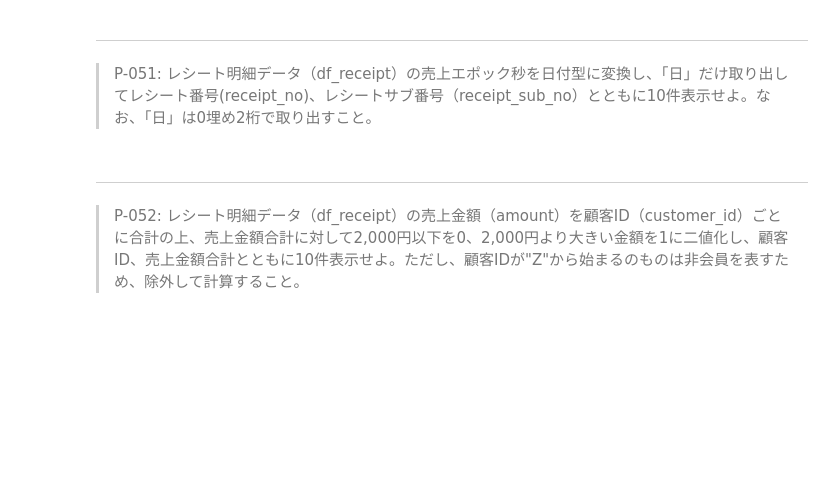
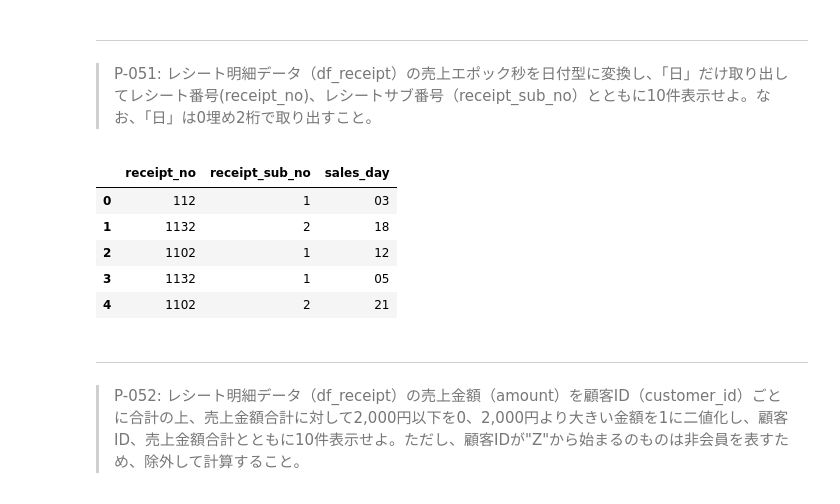
Before and after one commit to libra20/100knocks2, a Jupyter notebook: docker/work/preprocess_knock_Python.ipynb, the cells around one changed output. Drawn from its saved outputs; the diff is of its cells as text; code cells hidden in the pictures; blank space fills up the shorter version.

```diff
--- a/docker/work/preprocess_knock_Python.ipynb
+++ b/docker/work/preprocess_knock_Python.ipynb
@@ -1026,6 +1026,15 @@ pd.concat([df_receipt.receipt_no, df_receipt.receipt_sub_no, pd.to_datetime(df_r
 # %% [markdown]
 ---
 > P-051: レシート明細データ（df_receipt）の売上エポック秒を日付型に変換し、「日」だけ取り出してレシート番号(receipt_no)、レシートサブ番号（receipt_sub_no）とともに10件表示せよ。なお、「日」は0埋め2桁で取り出すこと。
+# %%
+pd.concat([df_receipt.receipt_no, df_receipt.receipt_sub_no, pd.to_datetime(df_receipt.sales_epoch, unit='s').dt.strftime('%d').rename('sales_day')], axis=1).head()
+# %% [output]
+|  | receipt_no | receipt_sub_no | sales_day |
+| 0 | 112 | 1 | 03 |
+| 1 | 1132 | 2 | 18 |
+| 2 | 1102 | 1 | 12 |
+| 3 | 1132 | 1 | 05 |
+| 4 | 1102 | 2 | 21 |
 # %% [markdown]
 ---
 > P-052: レシート明細データ（df_receipt）の売上金額（amount）を顧客ID（customer_id）ごとに合計の上、売上金額合計に対して2,000円以下を0、2,000円より大きい金額を1に二値化し、顧客ID、売上金額合計とともに10件表示せよ。ただし、顧客IDが"Z"から始まるのものは非会員を表すため、除外して計算すること。
```
Also changed, not shown: parts of 2 cells of this notebook.
